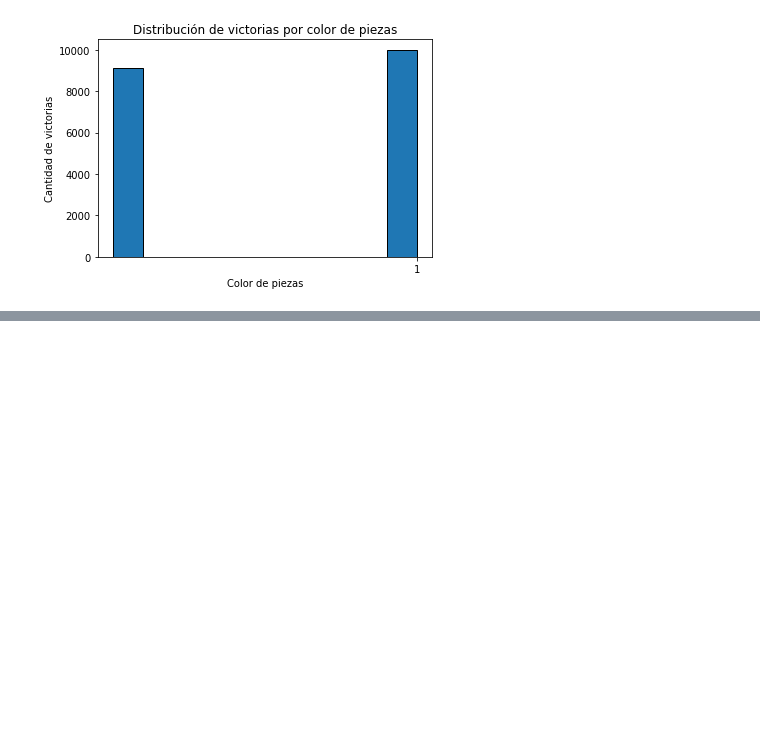
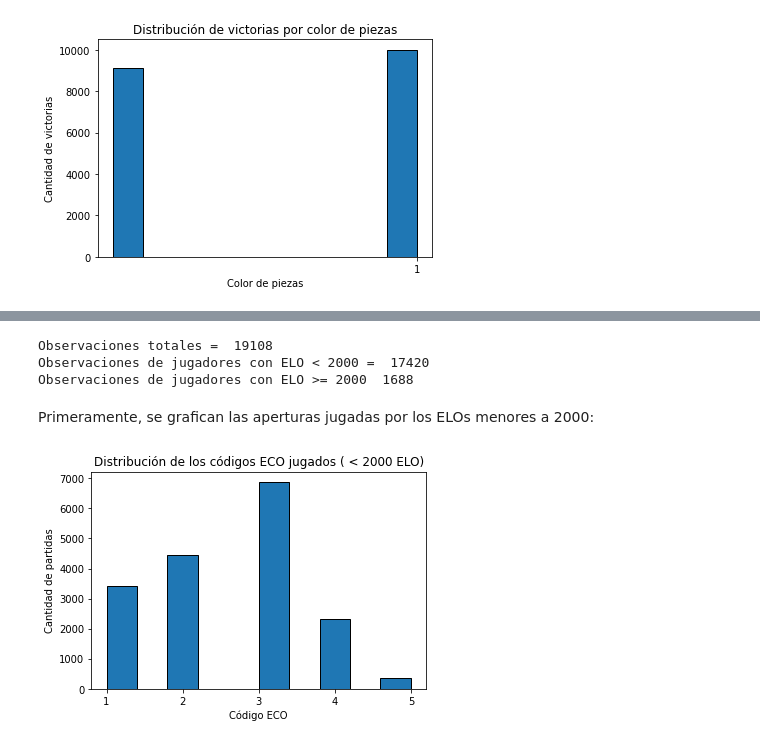
Before and after one commit to esteban062000/Big-Data-II-2021, a Jupyter notebook: tareas/tarea_2/notebook_tarea_2.ipynb, the cells around one changed output, grey strips where cells are left out. Drawn from its saved outputs; the diff is of its cells as text; code cells hidden in the pictures; blank space fills up the shorter version.

```diff
--- a/tareas/tarea_2/notebook_tarea_2.ipynb
+++ b/tareas/tarea_2/notebook_tarea_2.ipynb
@@ -163,0 +204,22 @@ plt.show()
+# %%
+dataStrong = data[(data["whiteRating"] >= 2000)]
+dataWeak = data[(data["whiteRating"] < 2000)]
+print("Observaciones totales = ", len(data))
+print("Observaciones de jugadores con ELO < 2000 = ", len(dataWeak))
+print("Observaciones de jugadores con ELO >= 2000 ", len(dataStrong))
+# %% [output]
+Observaciones totales =  19108
+Observaciones de jugadores con ELO < 2000 =  17420
+Observaciones de jugadores con ELO >= 2000  1688
+# %% [markdown]
+Primeramente, se grafican las aperturas jugadas por los ELOs menores a 2000:
+# %%
+plt.title('Distribución de los códigos ECO jugados ( < 2000 ELO)')
+plt.xlabel('Código ECO')
+plt.ylabel('Cantidad de partidas')
+plt.hist(dataWeak['openingECO'],  edgecolor="k")
+bins = [1,2,3,4,5]
+plt.xticks(bins)
+plt.show()
+# %% [output]
+[figure, added]
```
Also changed, not shown: parts of 21 cells of this notebook.
